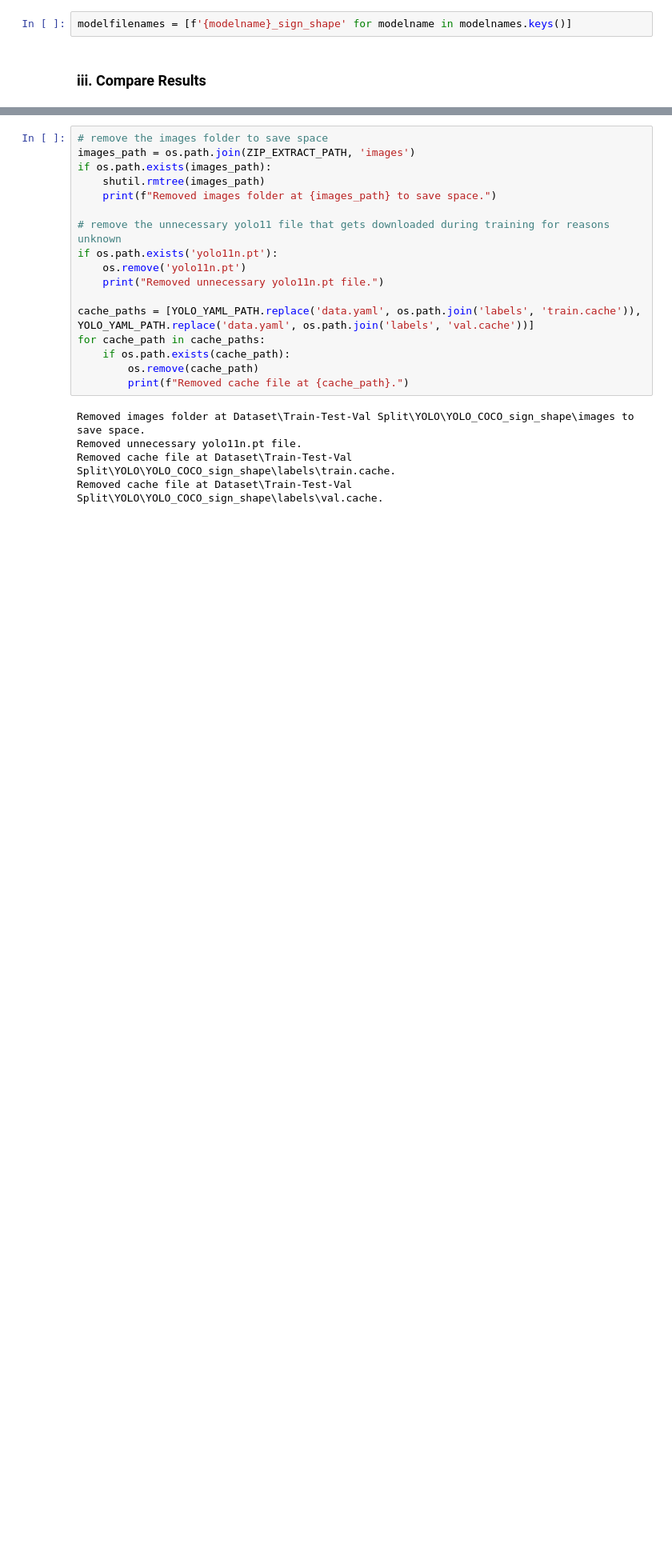
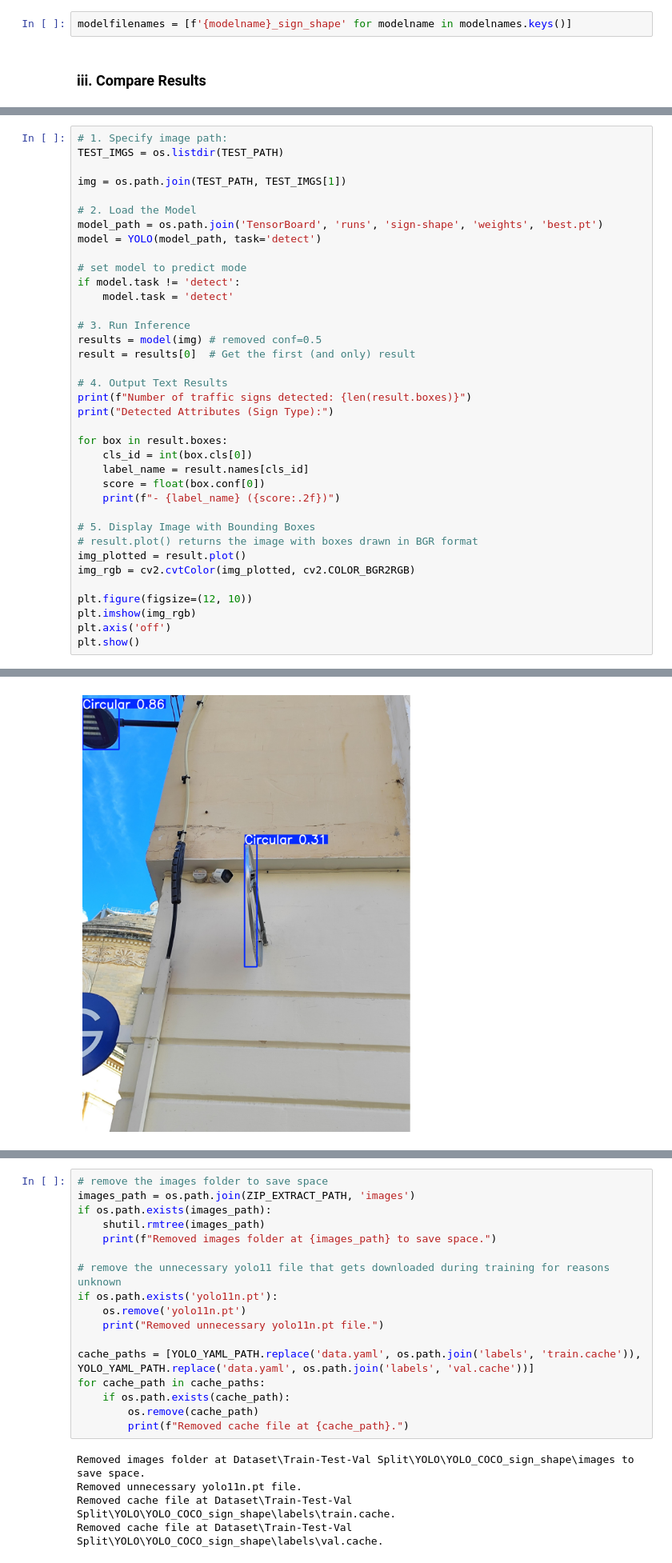
Before and after one commit to spiteriamy/ari3129-cv-group-project, a Jupyter notebook: 2b_sign_shape_Daniel_Pace.ipynb, the cells around one changed output, grey strips where cells are left out. Shown at 80% size. Drawn from its saved outputs; the diff is of its cells as text; blank space fills up the shorter version.

Commit message:
added analytics for single image 👍for attr

```diff
--- a/2b_sign_shape_Daniel_Pace.ipynb
+++ b/2b_sign_shape_Daniel_Pace.ipynb
@@ -291,0 +297,38 @@ yolo12l_pretrained_sign_shape        0.62998     0.74743      7
+# %%
+# 1. Specify image path:
+TEST_IMGS = os.listdir(TEST_PATH)
+
+img = os.path.join(TEST_PATH, TEST_IMGS[1])
+
+# 2. Load the Model
+model_path = os.path.join('TensorBoard', 'runs', 'sign-shape', 'weights', 'best.pt')
+model = YOLO(model_path, task='detect')
+
+# set model to predict mode
+if model.task != 'detect':
+    model.task = 'detect'
+
+# 3. Run Inference
+results = model(img) # removed conf=0.5
+result = results[0]  # Get the first (and only) result
+
+# 4. Output Text Results
+print(f"Number of traffic signs detected: {len(result.boxes)}")
+print("Detected Attributes (Sign Type):")
+
+for box in result.boxes:
+    cls_id = int(box.cls[0])
+    label_name = result.names[cls_id]
+    score = float(box.conf[0])
+    print(f"- {label_name} ({score:.2f})")
+
+# 5. Display Image with Bounding Boxes
+# result.plot() returns the image with boxes drawn in BGR format
+img_plotted = result.plot()
+img_rgb = cv2.cvtColor(img_plotted, cv2.COLOR_BGR2RGB)
+
+plt.figure(figsize=(12, 10))
+plt.imshow(img_rgb)
+plt.axis('off')
+plt.show()
+# %% [output]
@@ -292 +341,2 @@ yolo12l_pretrained_sign_shape        0.62998     0.74743      7
+[figure, added]
 # %% [markdown]
```
Also changed, not shown: parts of 8 cells of this notebook.
